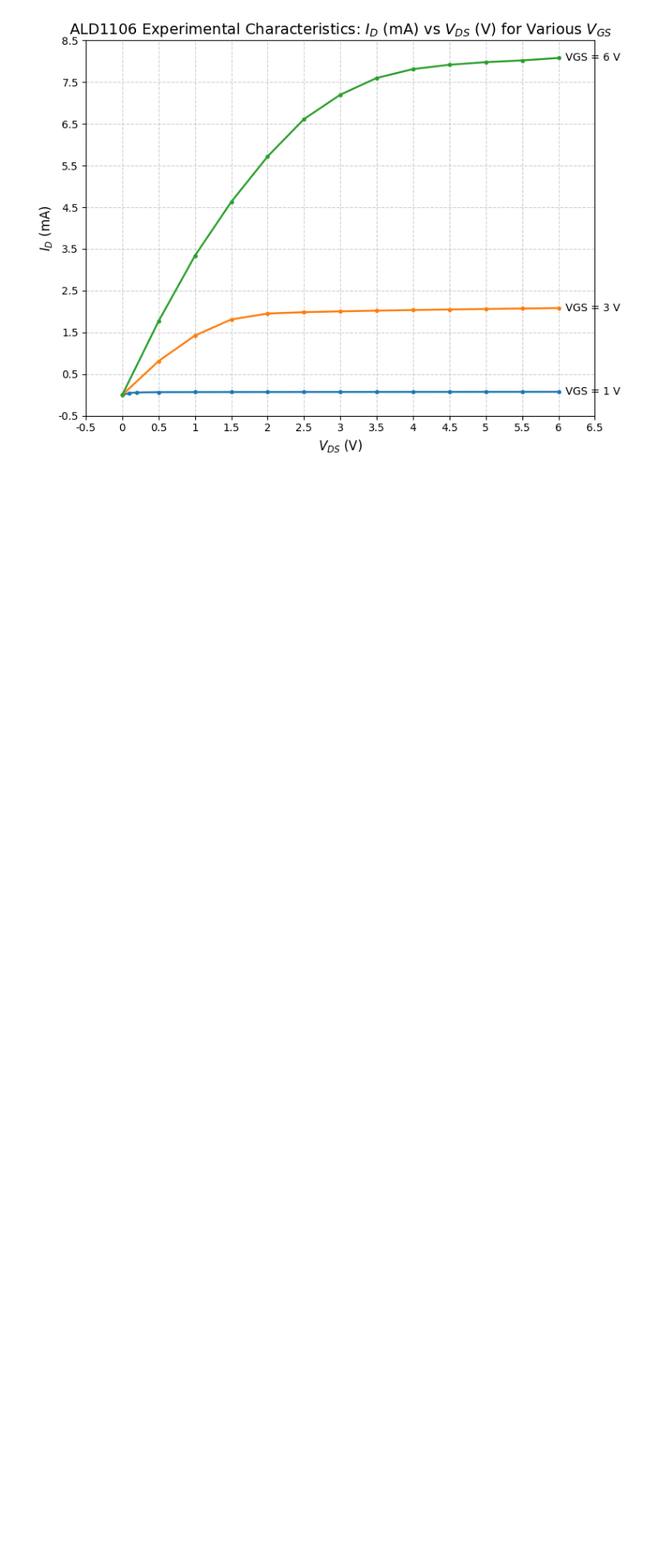
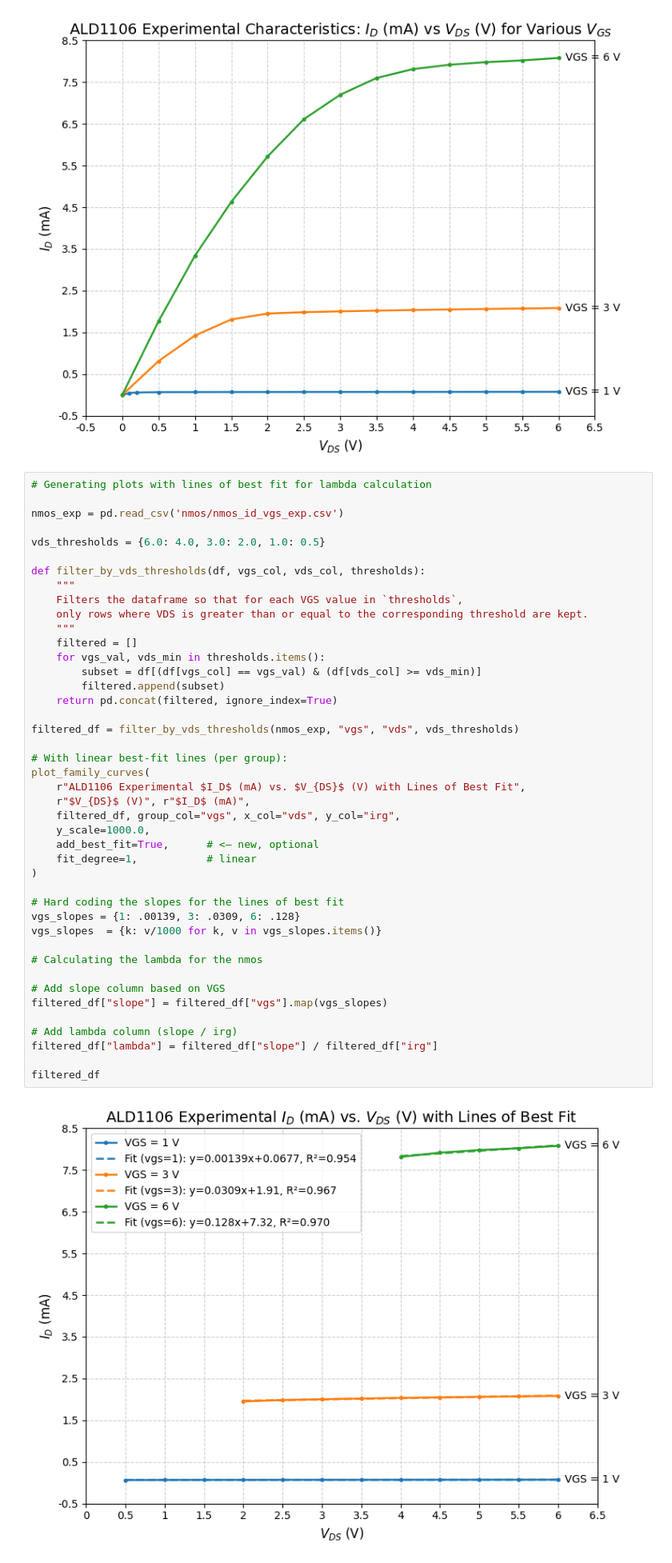
Before and after one commit to emaggyar12/335labs, a Jupyter notebook: lab5/graphs.ipynb, the cells around one changed output. Shown at 80% size. Saved outputs shown, nothing was run; the diff lists cells and outputs as text; blank space fills up the shorter version.

```diff
--- a/lab5/graphs.ipynb
+++ b/lab5/graphs.ipynb
@@ -147,3 +280,48 @@ df = pd.read_csv('nmos/nmos_id_vgs_exp.csv')
 plot_family_curves(title, x_ax, y_ax, df, group_col='vgs', x_col='vds', y_col='irg', y_scale=1000.0)
 # %% [output]
 [figure]
+# %%
+# Generating plots with lines of best fit for lambda calculation
+
+nmos_exp = pd.read_csv('nmos/nmos_id_vgs_exp.csv')
+
+vds_thresholds = {6.0: 4.0, 3.0: 2.0, 1.0: 0.5}
+
+def filter_by_vds_thresholds(df, vgs_col, vds_col, thresholds):
+    """
+    Filters the dataframe so that for each VGS value in `thresholds`,
+    only rows where VDS is greater than or equal to the corresponding threshold are kept.
+    """
+    filtered = []
+    for vgs_val, vds_min in thresholds.items():
+        subset = df[(df[vgs_col] == vgs_val) & (df[vds_col] >= vds_min)]
+        filtered.append(subset)
+    return pd.concat(filtered, ignore_index=True)
+
+filtered_df = filter_by_vds_thresholds(nmos_exp, "vgs", "vds", vds_thresholds)
+
+# With linear best-fit lines (per group):
+plot_family_curves(
+    r"ALD1106 Experimental $I_D$ (mA) vs. $V_{DS}$ (V) with Lines of Best Fit",
+    r"$V_{DS}$ (V)", r"$I_D$ (mA)",
+    filtered_df, group_col="vgs", x_col="vds", y_col="irg",
+    y_scale=1000.0,
+    add_best_fit=True,      # <— new, optional
+    fit_degree=1,           # linear
+)
+
+# Hard coding the slopes for the lines of best fit
+vgs_slopes = {1: .00139, 3: .0309, 6: .128}
+vgs_slopes  = {k: v/1000 for k, v in vgs_slopes.items()}
+
+# Calculating the lambda for the nmos
+
+# Add slope column based on VGS
+filtered_df["slope"] = filtered_df["vgs"].map(vgs_slopes)
+
+# Add lambda column (slope / irg)
+filtered_df["lambda"] = filtered_df["slope"] / filtered_df["irg"]
+
+filtered_df
+# %% [output]
+[figure, added]
```
Also changed, not shown: parts of 6 cells of this notebook.
